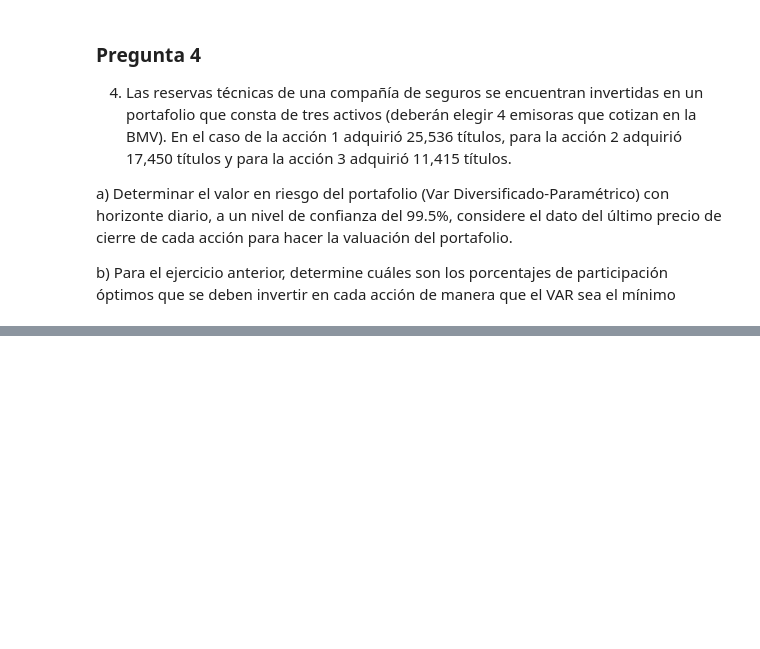
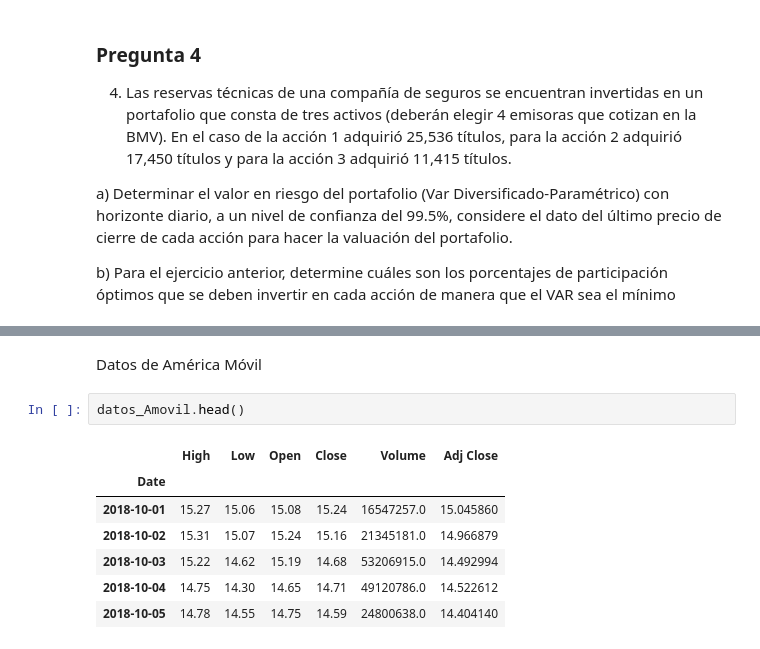
Before and after one commit to CarlosIST/Riesgos-Financieros, a Jupyter notebook: Examen II Santillán.ipynb, the cells around one changed output, grey strips where cells are left out. Saved outputs shown, nothing was run; the diff lists cells and outputs as text; blank space fills up the shorter version.

```diff
--- a/Examen II Santillán.ipynb
+++ b/Examen II Santillán.ipynb
@@ -544,0 +663,12 @@ b)	Para el ejercicio anterior, determine cuáles son los porcentajes de particip
+# %% [markdown]
+Datos de América Móvil
+# %%
+datos_Amovil.head()
+# %% [output]
+|  | High | Low | Open | Close | Volume | Adj Close |
+| Date |  |  |  |  |  |  |
+| 2018-10-01 | 15.27 | 15.06 | 15.08 | 15.24 | 16547257.0 | 15.045860 |
+| 2018-10-02 | 15.31 | 15.07 | 15.24 | 15.16 | 21345181.0 | 14.966879 |
+| 2018-10-03 | 15.22 | 14.62 | 15.19 | 14.68 | 53206915.0 | 14.492994 |
+| 2018-10-04 | 14.75 | 14.30 | 14.65 | 14.71 | 49120786.0 | 14.522612 |
+| 2018-10-05 | 14.78 | 14.55 | 14.75 | 14.59 | 24800638.0 | 14.404140 |
```
Also changed, not shown: parts of 16 cells of this notebook.
